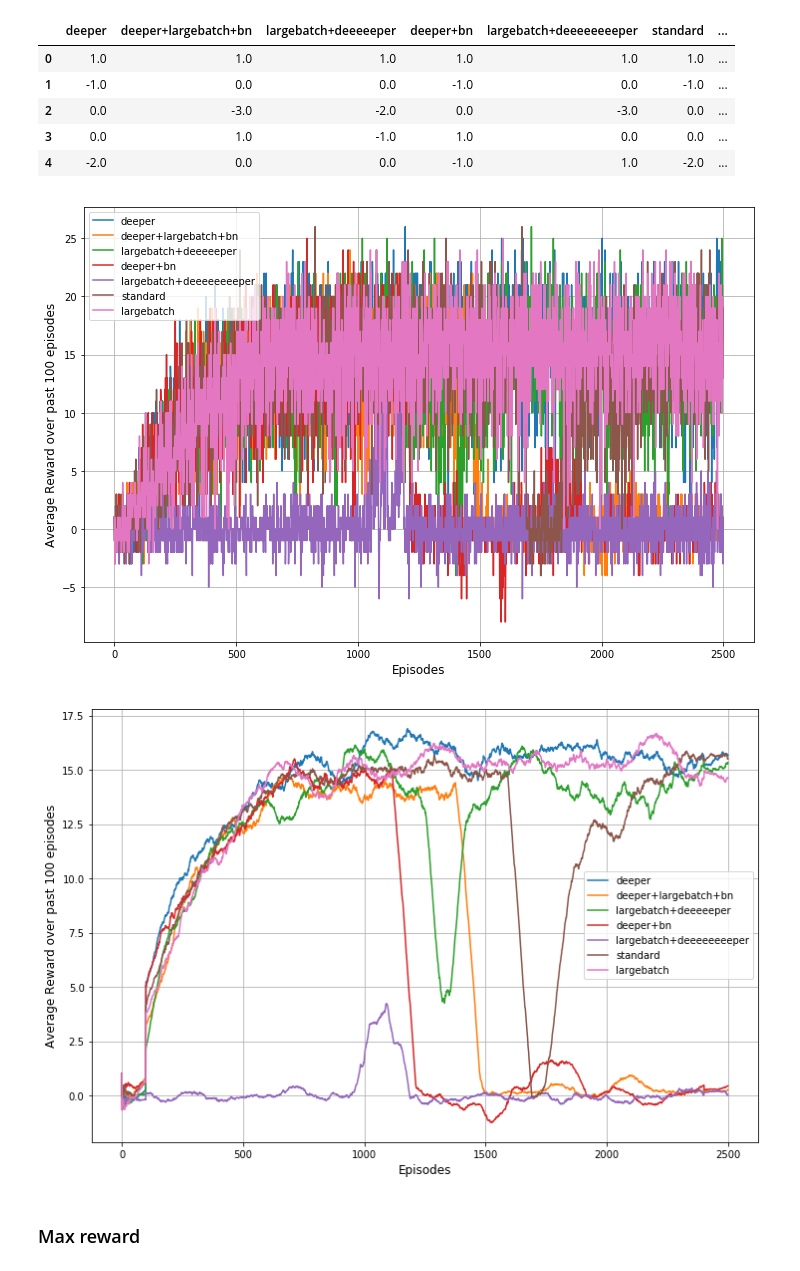
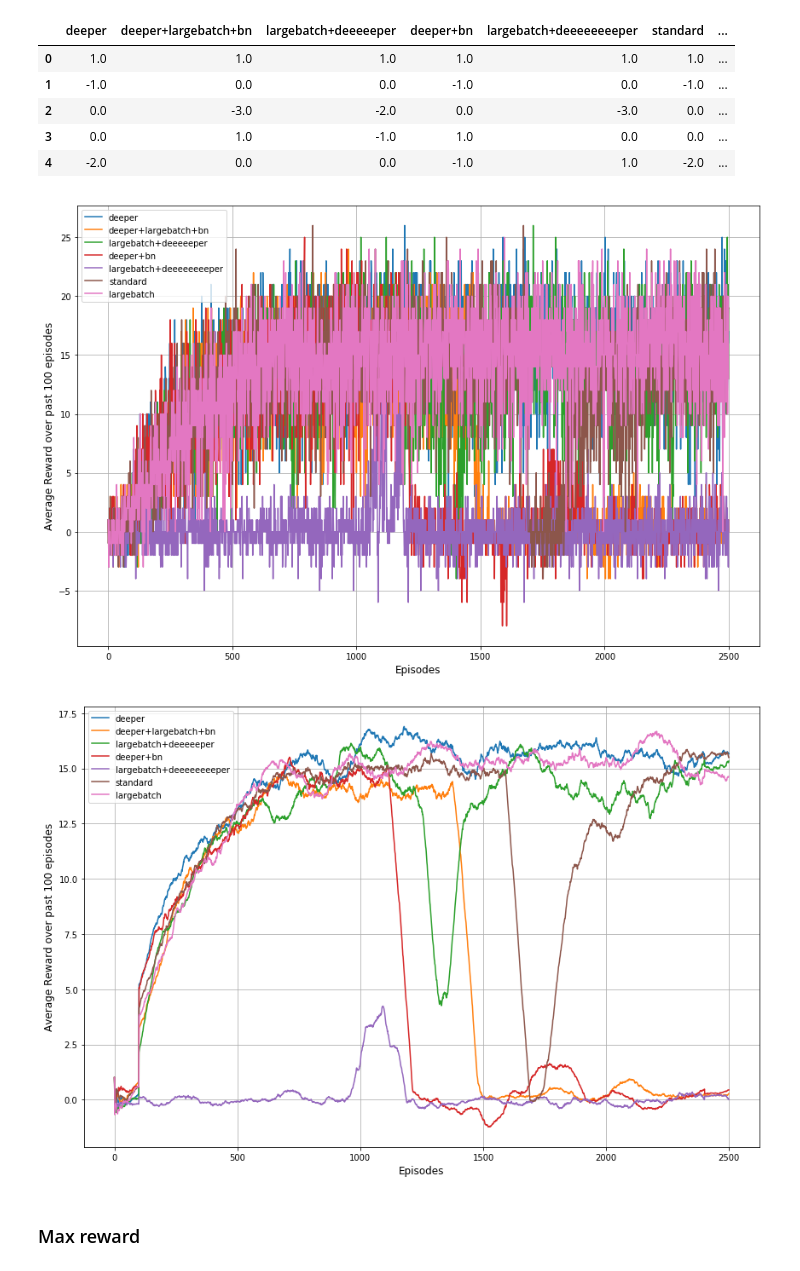
Before and after one commit to vashineyu/DRL_Project01_Navigation, a Jupyter notebook: vis.ipynb, the cells around one changed output. Saved outputs shown, nothing was run; the diff lists cells and outputs as text; code cells hidden in the pictures.

Commit message:
update plots

```diff
--- a/vis.ipynb
+++ b/vis.ipynb
@@ -33,15 +33,16 @@ results.head()
 # %%
 plt.figure(figsize=(12,8))
 for i in condition_name:
     plt.plot(range(len(results)), results[i], label = i)
 
 plt.grid()
 plt.legend()
 plt.xlabel('Episodes', fontsize = 12)
 plt.ylabel('Average Reward over past 100 episodes', fontsize = 12)
+plt.tight_layout()
 plt.savefig("./img/plot_all.png")
 # %% [output]
-[figure, old version]
+[figure, new version]
 # %%
 def get_moving_mean(x, window_size = 100):
     moving_mean = []
@@ -64,9 +65,10 @@ plt.grid()
 plt.legend()
 plt.xlabel('Episodes', fontsize = 12)
 plt.ylabel('Average Reward over past 100 episodes', fontsize = 12)
+plt.tight_layout()
 plt.savefig("./img/plot_avg.png")
 # %% [output]
-[figure, old version]
+[figure, new version]
 # %% [markdown]
 ### Max reward
 # %%
```
Also changed, not shown: 2 other files.
